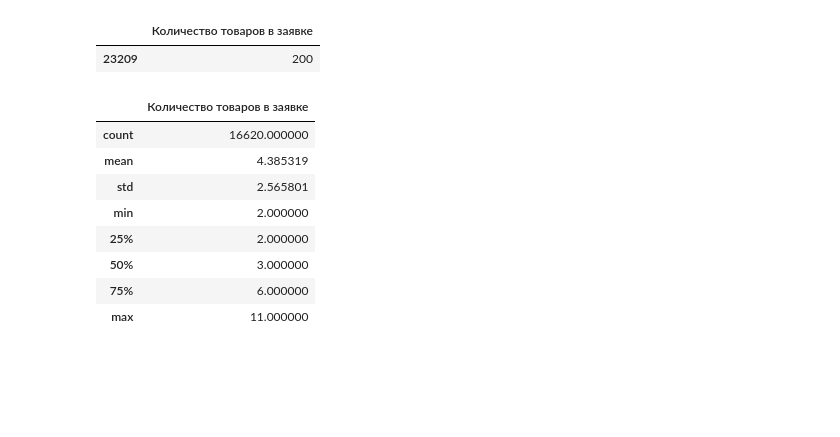
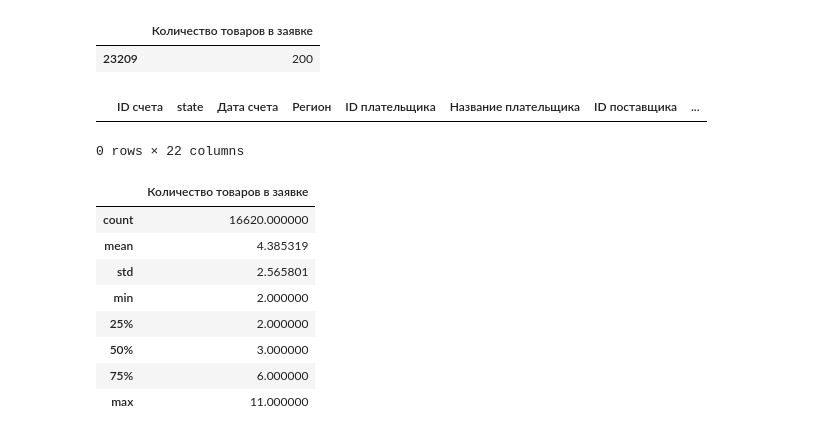
Before and after one commit to KilArtur/cynteka, a Jupyter notebook: Task_1.ipynb, the cells around one changed output. Drawn from its saved outputs; the diff is of its cells as text; code cells hidden in the pictures; blank space fills up the shorter version.

```diff
--- a/Task_1.ipynb
+++ b/Task_1.ipynb
@@ -290,6 +309,11 @@ n_products[n_products['Количество товаров в заявке'] ==
 # %% [output]
 |  | Количество товаров в заявке |
 | 23209 | 200 |
+# %%
+df[df['ID заявки'] == 23209]
+# %% [output]
+|  | ID счета | state | Дата счета | Регион | ID плательщика | Название плательщика | ID поставщика | ... |
+0 rows × 22 columns
 # %%
 n_products_mid = n_products[(n_products['Количество товаров в заявке'] > 1) & (n_products['Количество товаров в заявке'] <= 11)]
 n_products_mid.describe()
```
Also changed, not shown: parts of 25 cells of this notebook.
